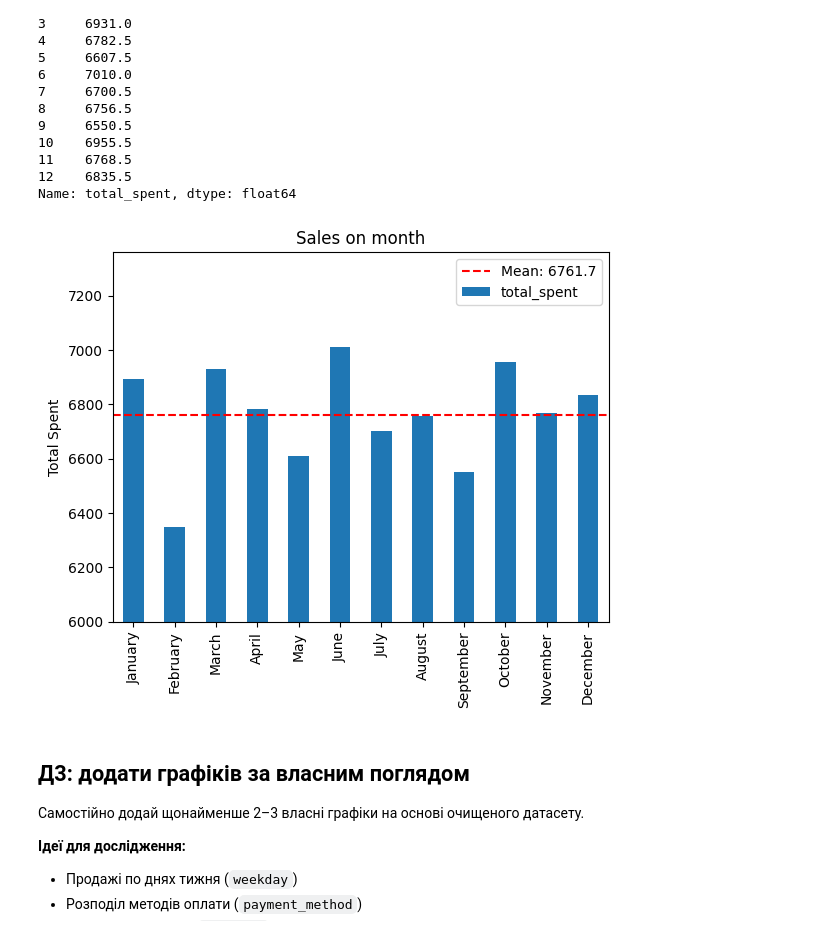
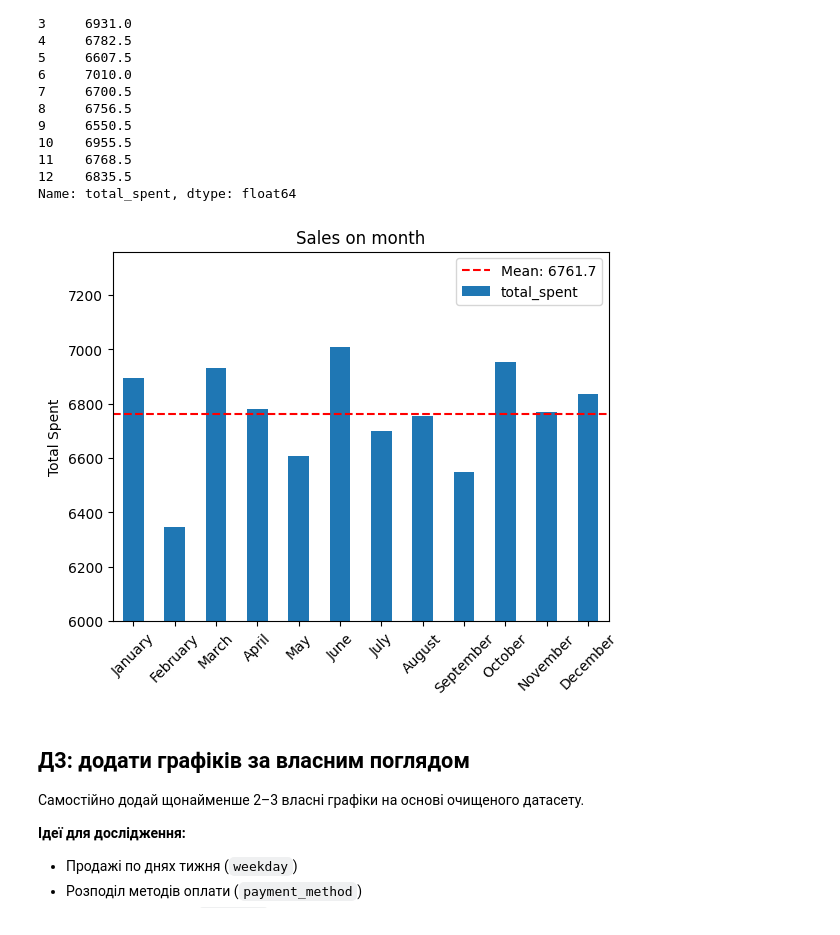
Before and after one commit to DymaStar/Analysis_Cafe_Sales-, a Jupyter notebook: EDA_cafe_sales_pr_DimaStar.ipynb, the cells around one changed output. Drawn from its saved outputs; the diff is of its cells as text; code cells hidden in the pictures.

```diff
--- a/EDA_cafe_sales_pr_DimaStar.ipynb
+++ b/EDA_cafe_sales_pr_DimaStar.ipynb
@@ -1012,39 +1012,39 @@ rev_month = df.groupby('month_name')['total_spent'].sum().reindex(
     [m for m in month_order if m in df['month_name'].unique()]
 )
 
-rev_month.plot(kind='bar')
+rev_month.plot(kind='bar', rot = 45)
 
 mean_value = rev_month.mean()
 # std_value = rev_month.std()
 # std_pct = (std_value / mean_value) * 100
 
 # Горизонтальна лінія середнього значення
 plt.axhline(y=mean_value, color='red', linestyle='--', linewidth=1.5, label=f"Mean: {mean_value:.1f}")
 
 # Обрізаємо вісь Y знизу — різниця між місяцями стає візуально помітною
 plt.ylim(bottom=6000)
 
 plt.title("Sales on month")
 plt.xlabel("")
 plt.ylabel("Total Spent")
 plt.legend(loc='upper right')
 # plt.legend(bbox_to_anchor=(1.26, 1), loc='upper right')
 
 # Закоментований блок: виносна плашка зі стандартним відхиленням
 # plt.text(1.02, 0.6, f"std: {std_pct:.2f}%", transform=plt.gca().transAxes,
 #          bbox=dict(boxstyle='round, pad=0.3', facecolor='white', alpha=0.7)
 # )
 
 
 
 # Зберігаємо фігуру у файл перед plt.show()
 # dpi=150 — роздільна здатність (чіткість зображення)
 # bbox_inches='tight' — обрізає зайві білі поля навколо графіку
 # plt.savefig('cafe_eda.png', dpi=150, bbox_inches='tight')
 
 plt.show()
 # %% [output]
-[figure, old version]
+[figure, new version]
 # %% [markdown]
 ## Д3: додати графіків за власним поглядом
 
```
Also changed, not shown: parts of 1 cell of this notebook.
